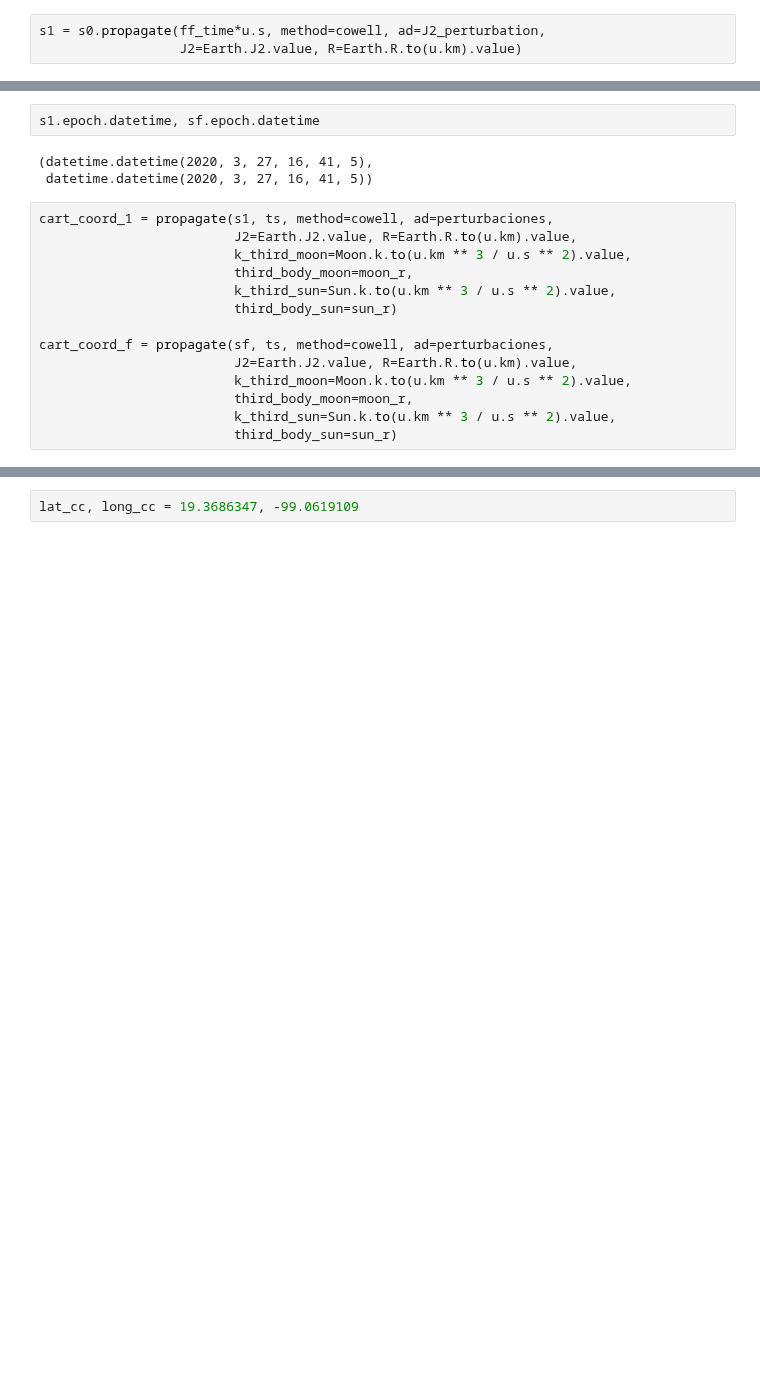
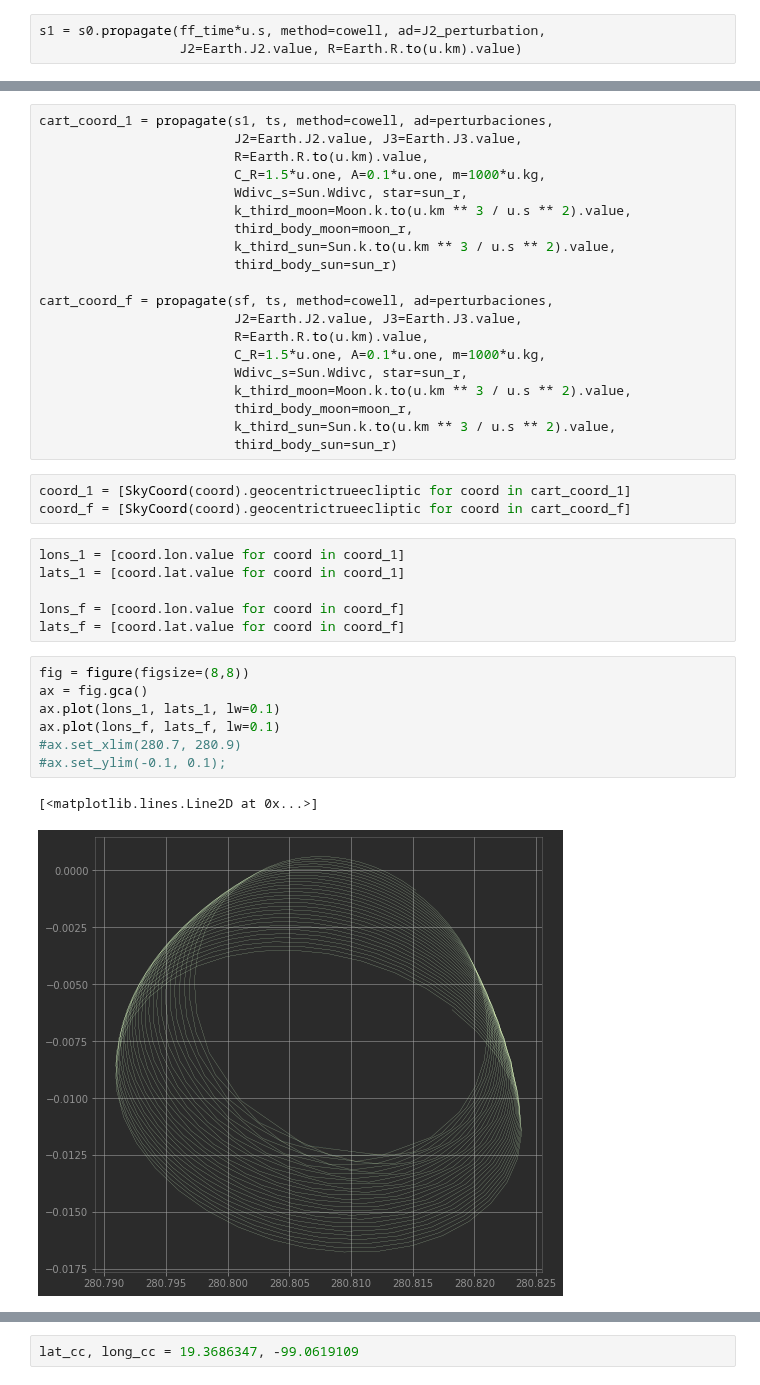
Before and after one commit to cad3na/JupyterNotebooks, a Jupyter notebook: Python/Presentaciones/orbitas2.ipynb, the cells around one changed output, grey strips where cells are left out. Drawn from its saved outputs; the diff is of its cells as text; blank space fills up the shorter version.

```diff
--- a/Python/Presentaciones/orbitas2.ipynb
+++ b/Python/Presentaciones/orbitas2.ipynb
@@ -84,19 +101,39 @@ def perturbaciones(t0, state, k,
-# %%
-s1.epoch.datetime, sf.epoch.datetime
-# %% [output]
-(datetime.datetime(2020, 3, 27, 16, 41, 5),
- datetime.datetime(2020, 3, 27, 16, 41, 5))
 # %%
 cart_coord_1 = propagate(s1, ts, method=cowell, ad=perturbaciones,
-                         J2=Earth.J2.value, R=Earth.R.to(u.km).value,
+                         J2=Earth.J2.value, J3=Earth.J3.value,
+                         R=Earth.R.to(u.km).value,
+                         C_R=1.5*u.one, A=0.1*u.one, m=1000*u.kg,
+                         Wdivc_s=Sun.Wdivc, star=sun_r,
                          k_third_moon=Moon.k.to(u.km ** 3 / u.s ** 2).value,
                          third_body_moon=moon_r,
                          k_third_sun=Sun.k.to(u.km ** 3 / u.s ** 2).value,
                          third_body_sun=sun_r)
 
 cart_coord_f = propagate(sf, ts, method=cowell, ad=perturbaciones,
-                         J2=Earth.J2.value, R=Earth.R.to(u.km).value,
+                         J2=Earth.J2.value, J3=Earth.J3.value,
+                         R=Earth.R.to(u.km).value,
+                         C_R=1.5*u.one, A=0.1*u.one, m=1000*u.kg,
+                         Wdivc_s=Sun.Wdivc, star=sun_r,
                          k_third_moon=Moon.k.to(u.km ** 3 / u.s ** 2).value,
                          third_body_moon=moon_r,
                          k_third_sun=Sun.k.to(u.km ** 3 / u.s ** 2).value,
                          third_body_sun=sun_r)
+# %%
+coord_1 = [SkyCoord(coord).geocentrictrueecliptic for coord in cart_coord_1]
+coord_f = [SkyCoord(coord).geocentrictrueecliptic for coord in cart_coord_f]
+# %%
+lons_1 = [coord.lon.value for coord in coord_1]
+lats_1 = [coord.lat.value for coord in coord_1]
+
+lons_f = [coord.lon.value for coord in coord_f]
+lats_f = [coord.lat.value for coord in coord_f]
+# %%
+fig = figure(figsize=(8,8))
+ax = fig.gca()
+ax.plot(lons_1, lats_1, lw=0.1)
+ax.plot(lons_f, lats_f, lw=0.1)
+#ax.set_xlim(280.7, 280.9)
+#ax.set_ylim(-0.1, 0.1);
+# %% [output]
+[<matplotlib.lines.Line2D at 0x...>]
+[figure, added]
```
Also changed, not shown: parts of 13 cells of this notebook.
